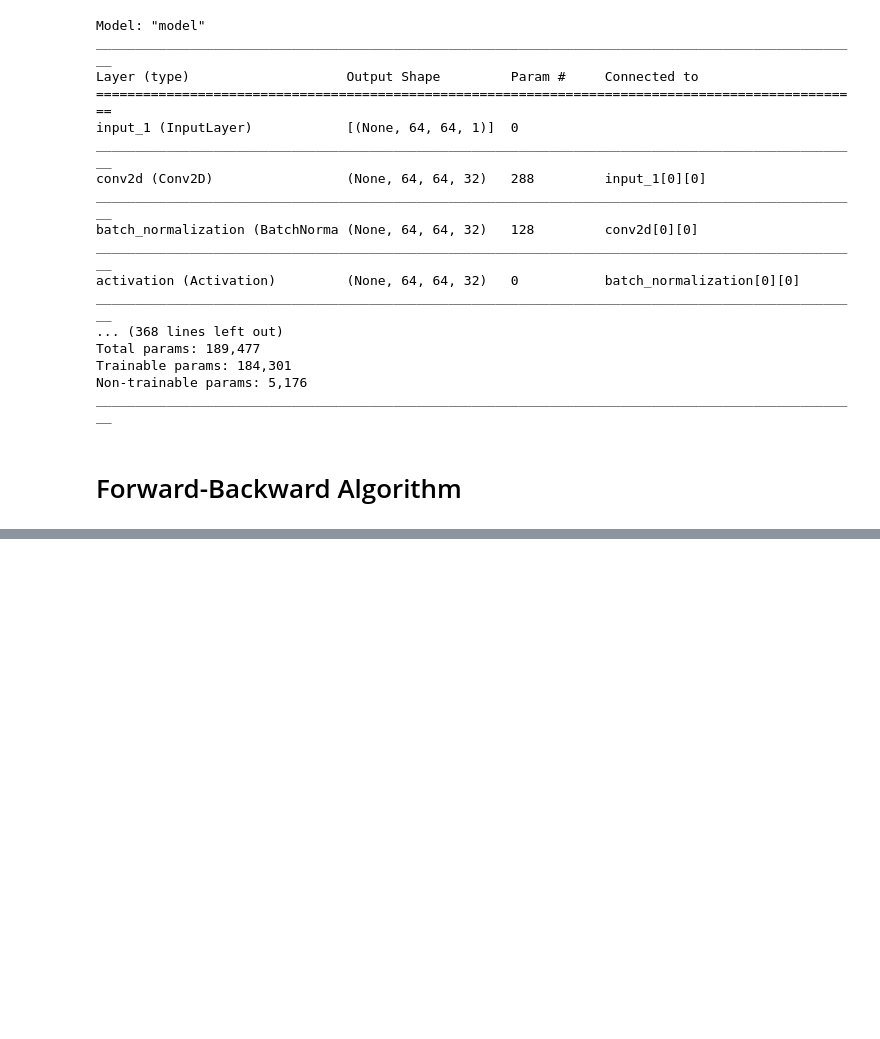
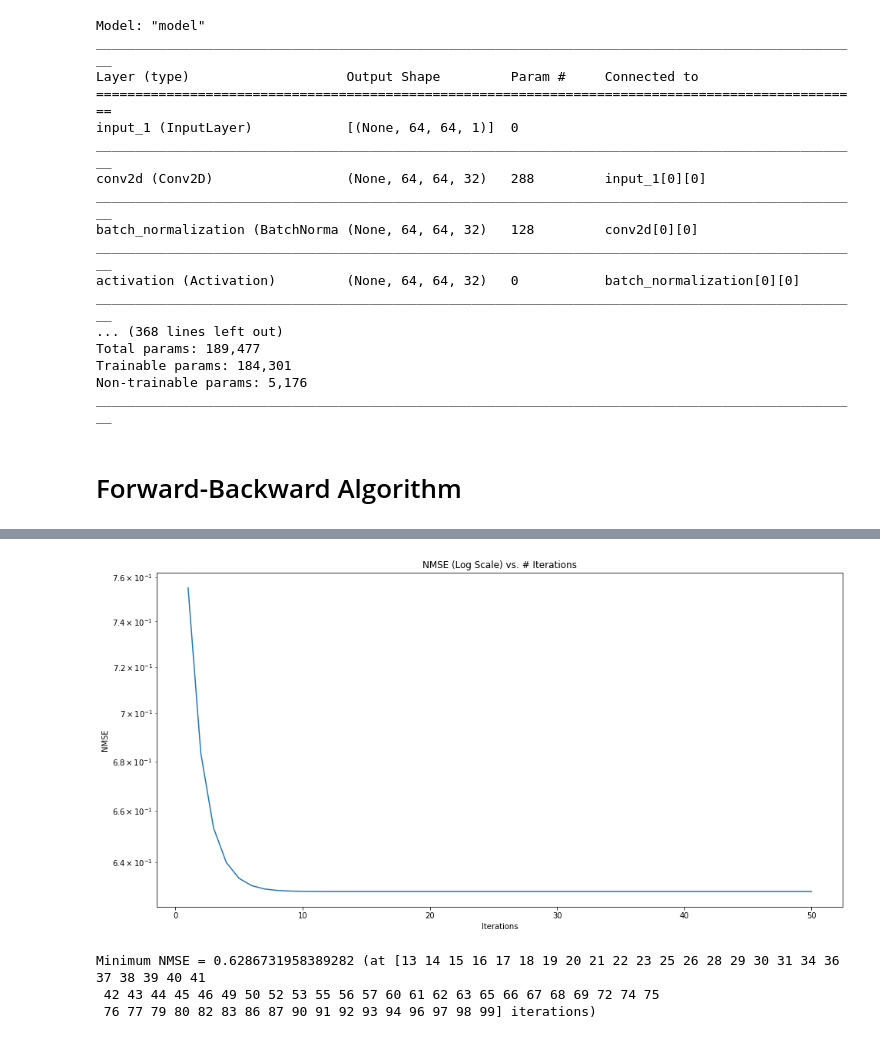
Before and after one commit to utsav-akhaury/PnP-ADMM, a Jupyter notebook: FB_UNet.ipynb, the cells around one changed output, grey strips where cells are left out. Saved outputs shown, nothing was run; the diff lists cells and outputs as text; code cells hidden in the pictures; blank space fills up the shorter version.

```diff
--- a/FB_UNet.ipynb
+++ b/FB_UNet.ipynb
@@ -447,0 +469,13 @@ Minimum NMSE = 1.020107388496399 (at [1] iterations)
+# %%
+plt.figure(figsize=(16,8))
+plt.semilogy(np.arange(1,51), nmse_arr[:50])
+plt.title('NMSE (Log Scale) vs. # Iterations')
+plt.xlabel('Iterations')
+plt.ylabel('NMSE')
+plt.show()
+print('\nMinimum NMSE = {} (at {} iterations)'.format(min_nmse, min_iter_nmse))
+# %% [output]
+[figure, added]
+Minimum NMSE = 0.6286731958389282 (at [13 14 15 16 17 18 19 20 21 22 23 25 26 28 29 30 31 34 36 37 38 39 40 41
+ 42 43 44 45 46 49 50 52 53 55 56 57 60 61 62 63 65 66 67 68 69 72 74 75
+ 76 77 79 80 82 83 86 87 90 91 92 93 94 96 97 98 99] iterations)
```
Also changed, not shown: parts of 5 cells of this notebook.
